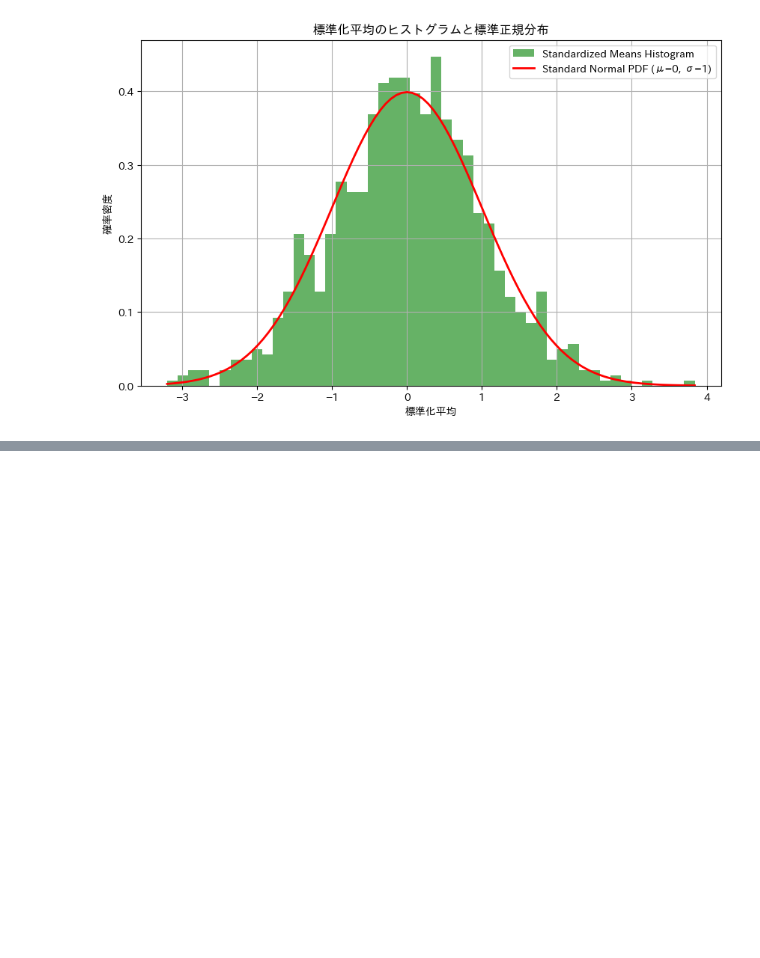
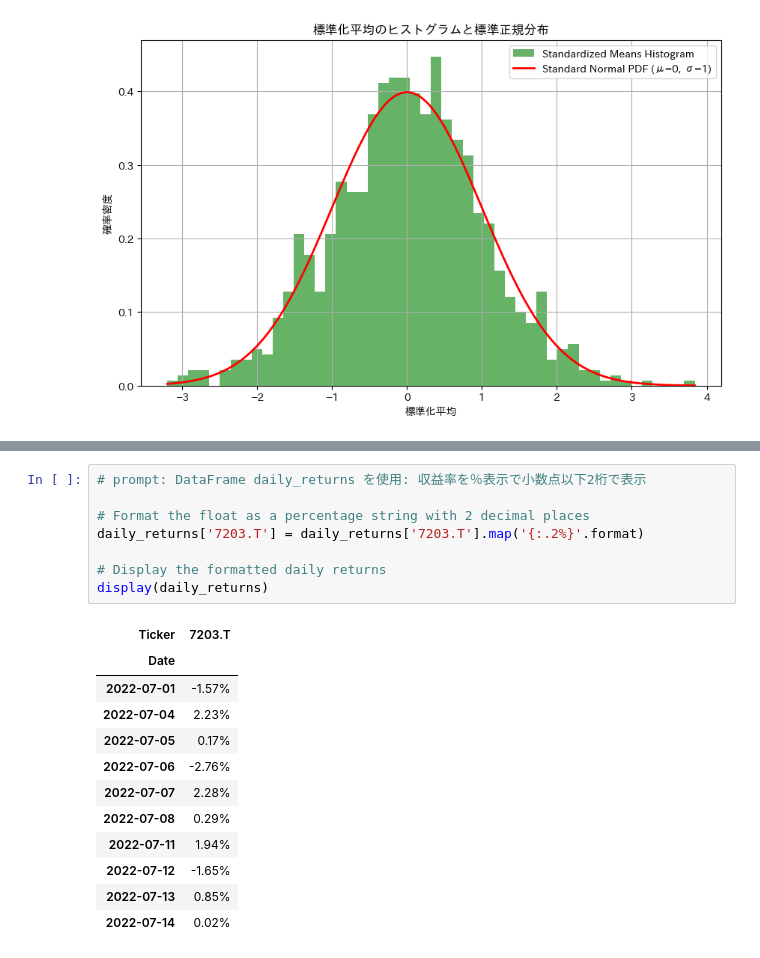
Before and after one commit to Hideki-Iwaki-TUS/FinancialMath, a Jupyter notebook: FinancialMath2.ipynb, the cells around one changed output, grey strips where cells are left out. Drawn from its saved outputs; the diff is of its cells as text; blank space fills up the shorter version.

```diff
--- a/FinancialMath2.ipynb
+++ b/FinancialMath2.ipynb
@@ -653,0 +738,21 @@ Successfully installed japanize-matplotlib-1.1.3
+# %%
+# prompt: DataFrame daily_returns を使用: 収益率を％表示で小数点以下2桁で表示
+
+# Format the float as a percentage string with 2 decimal places
+daily_returns['7203.T'] = daily_returns['7203.T'].map('{:.2%}'.format)
+
+# Display the formatted daily returns
+display(daily_returns)
+# %% [output]
+| Ticker | 7203.T |
+| Date |  |
+| 2022-07-01 | -1.57% |
+| 2022-07-04 | 2.23% |
+| 2022-07-05 | 0.17% |
+| 2022-07-06 | -2.76% |
+| 2022-07-07 | 2.28% |
+| 2022-07-08 | 0.29% |
+| 2022-07-11 | 1.94% |
+| 2022-07-12 | -1.65% |
+| 2022-07-13 | 0.85% |
+| 2022-07-14 | 0.02% |
```
Also changed, not shown: parts of 5 cells of this notebook.
